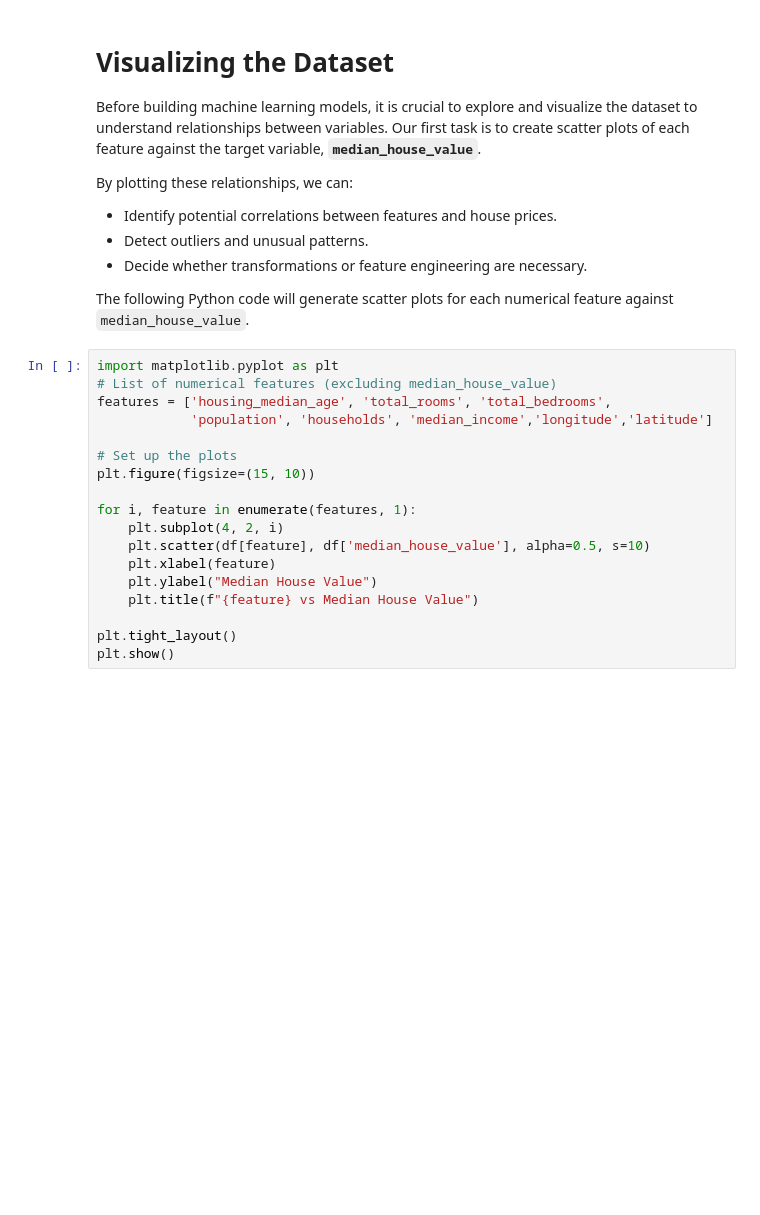
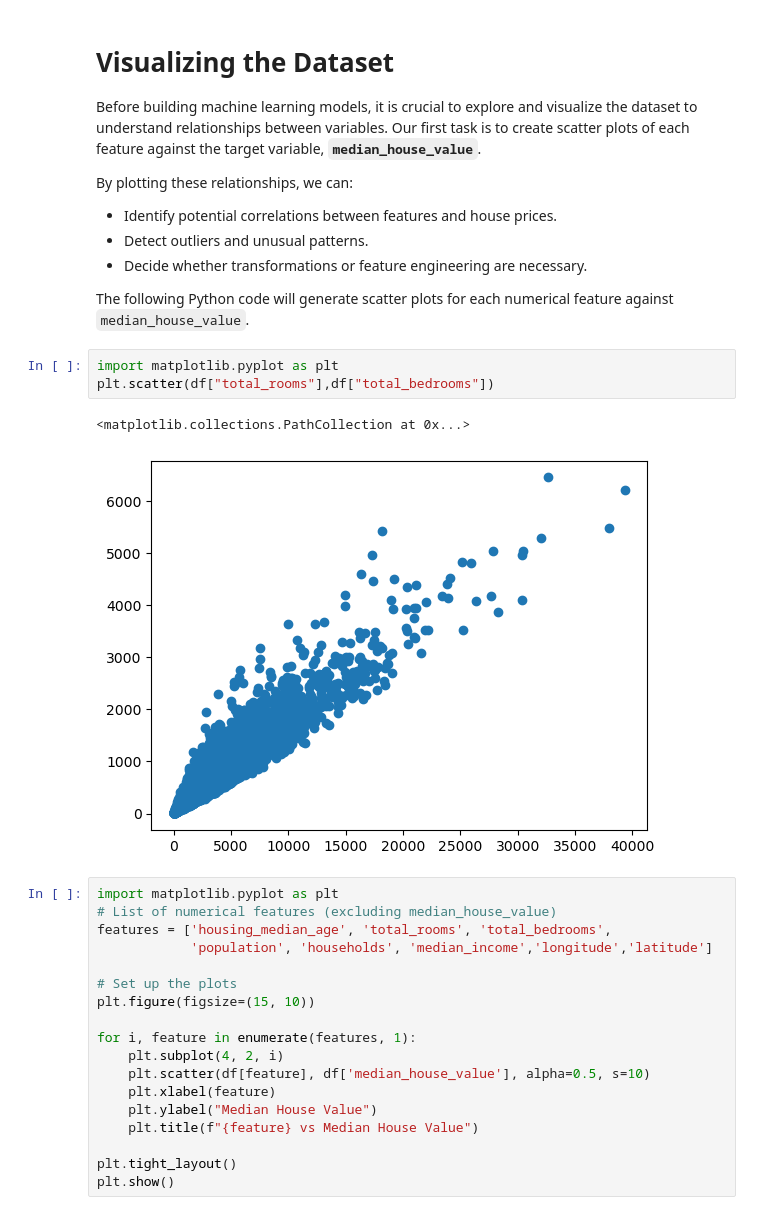
Before and after one commit to armankarshenas/TUMS2025, a Jupyter notebook: lectures/lecture7&8.ipynb, the cells around one changed output. Drawn from its saved outputs; the diff is of its cells as text; blank space fills up the shorter version.

```diff
--- a/lectures/lecture7.ipynb
+++ b/lectures/lecture7&8.ipynb
@@ -88,6 +88,12 @@ By plotting these relationships, we can:
 - Decide whether transformations or feature engineering are necessary.
 
 The following Python code will generate scatter plots for each numerical feature against `median_house_value`.
+# %%
+import matplotlib.pyplot as plt
+plt.scatter(df["total_rooms"],df["total_bedrooms"])
+# %% [output]
+<matplotlib.collections.PathCollection at 0x...>
+[figure, added]
 # %%
 import matplotlib.pyplot as plt
 # List of numerical features (excluding median_house_value)
```
Also changed, not shown: parts of 3 cells of this notebook, 3 other files.
